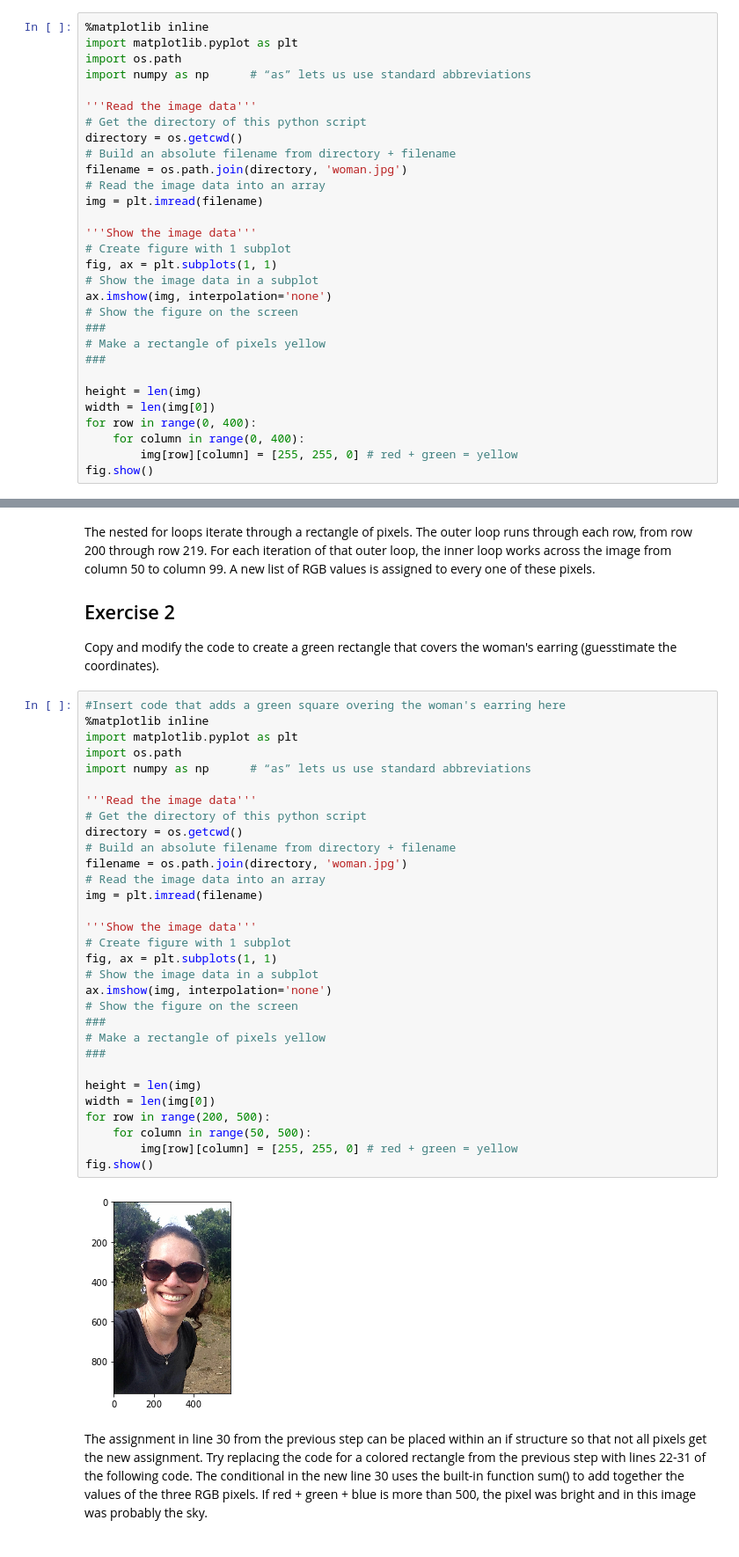
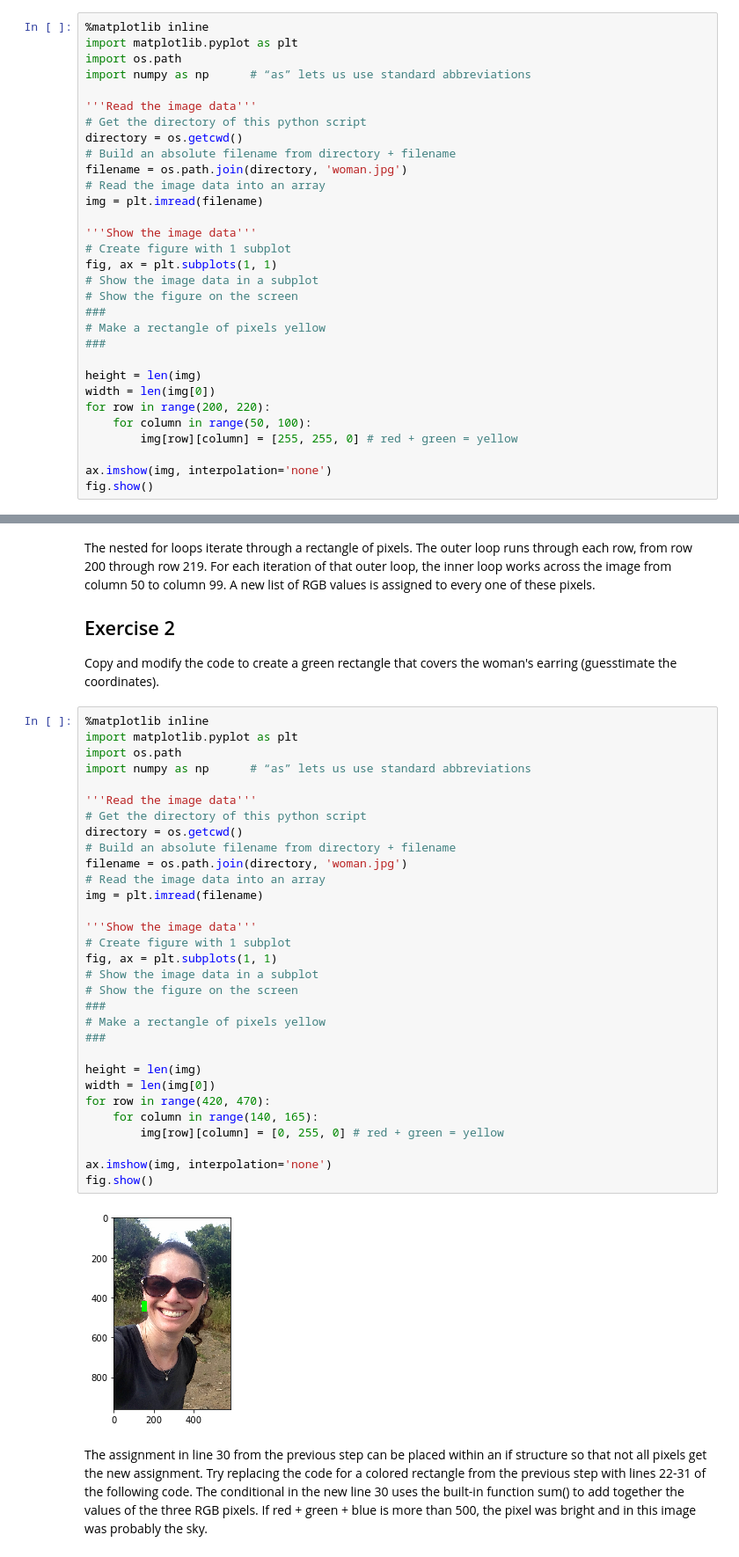
Before and after one commit to NGHS-CSP/1-4-3-sb-ngsd, a Jupyter notebook: 1.4.3 Arrays and Images.ipynb, the cells around one changed output, grey strips where cells are left out. Shown: that part at 88% size. Cells and saved outputs as stored; diff of their text form.

```diff
--- a/1.4.3 Arrays and Images.ipynb
+++ b/1.4.3 Arrays and Images.ipynb
@@ -125,7 +125,6 @@ img = plt.imread(filename)
 # Create figure with 1 subplot
 fig, ax = plt.subplots(1, 1)
 # Show the image data in a subplot
-ax.imshow(img, interpolation='none')
 # Show the figure on the screen
 ###
 # Make a rectangle of pixels yellow
@@ -133,8 +132,10 @@ ax.imshow(img, interpolation='none')
 
 height = len(img)
 width = len(img[0])
-for row in range(0, 400):
-    for column in range(0, 400):
+for row in range(200, 220):
+    for column in range(50, 100):
         img[row][column] = [255, 255, 0] # red + green = yellow
+
+ax.imshow(img, interpolation='none')
 fig.show()
 # %% [output]
@@ -145,38 +146,38 @@ The nested for loops iterate through a rectangle of pixels. The outer loop runs
 ## Exercise 2
 Copy and modify the code to create a green rectangle that covers the woman's earring (guesstimate the coordinates).
 # %%
-#Insert code that adds a green square overing the woman's earring here
 %matplotlib inline
 import matplotlib.pyplot as plt
 import os.path
 import numpy as np      # “as” lets us use standard abbreviations
 
 '''Read the image data'''
 # Get the directory of this python script
 directory = os.getcwd()
 # Build an absolute filename from directory + filename
 filename = os.path.join(directory, 'woman.jpg')
 # Read the image data into an array
 img = plt.imread(filename)
 
 '''Show the image data'''
 # Create figure with 1 subplot
 fig, ax = plt.subplots(1, 1)
 # Show the image data in a subplot
-ax.imshow(img, interpolation='none')
 # Show the figure on the screen
 ###
 # Make a rectangle of pixels yellow
 ###
 
 height = len(img)
 width = len(img[0])
-for row in range(200, 500):
-    for column in range(50, 500):
-        img[row][column] = [255, 255, 0] # red + green = yellow
+for row in range(420, 470):
+    for column in range(140, 165):
+        img[row][column] = [0, 255, 0] # red + green = yellow
+
+ax.imshow(img, interpolation='none')
 fig.show()
 # %% [output]
-[figure, old version]
+[figure, new version]
 # %% [markdown]
 The assignment in line 30 from the previous step can be placed within an if structure so that not all pixels get the new assignment. Try replacing the code for a colored rectangle from the previous step with lines 22-31 of the following code. The conditional in the new line 30 uses the built-in function sum() to add together the values of the three RGB pixels. If red + green + blue is more than 500, the pixel was bright and in this image was probably the sky.
 # %%
```
Also changed, not shown: parts of 5 cells of this notebook.
